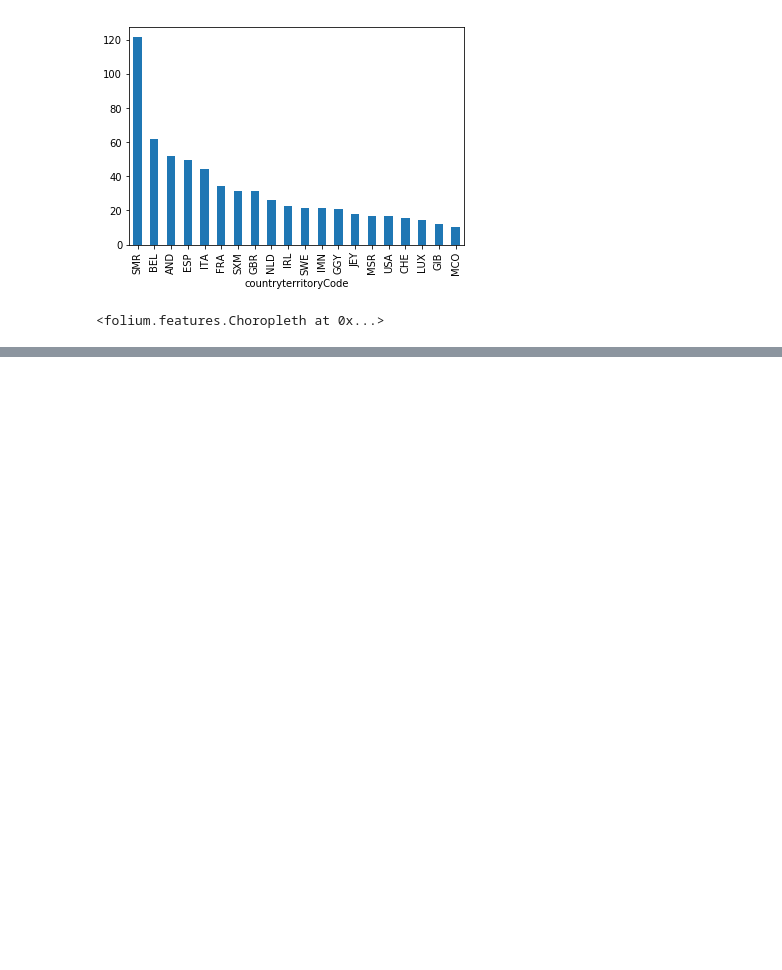
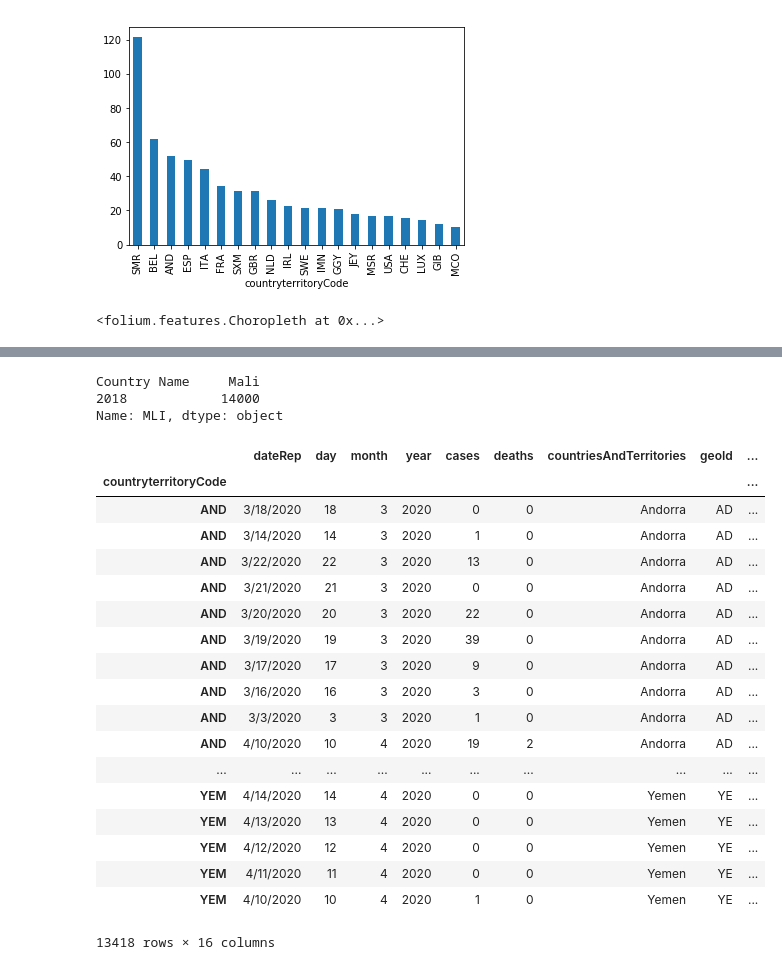
Before and after one commit to magei00/SocialData02806_2020, a Jupyter notebook: final_project/basic_map.ipynb, the cells around one changed output, grey strips where cells are left out. Saved outputs shown, nothing was run; the diff lists cells and outputs as text; code cells hidden in the pictures; blank space fills up the shorter version.

Commit message:
tourism stuff added

```diff
--- a/final_project/basic_map.ipynb
+++ b/final_project/basic_map.ipynb
@@ -155,0 +178,4 @@ m
+# %%
+t_data = tourism_data[['Country Name','Country Code', '2018']]
+# %%
+t_data.set_index('Country Code',inplace=True)
@@ -155,0 +210,2 @@ m
+# %%
+t_data = t_data.drop(index=['WLD','HIC','OED','PST','ECS','IBT','LMY','EUU','MIC','IBD','EMU','UMC','LTE','EAS','EAR','TEC','EAP','TEA','ECA','LMC','LCN','MEA','ARB','NAC','TLA','CEB','LAC','MNA','TMN','SST','OSS','LDC','TSA','SAS'])
@@ -155,0 +255,34 @@ m
+# %%
+for i in range(1,len(t_data)):
+    country_code = t_data.iloc[i].name
+    if (country_code in new_df.index):
+        tourists_total = t_data.iloc[i,t_data.columns.get_loc('2018')]
+        new_df.loc[[country_code],['tourists_per_100k']] = (tourists_total / new_df.loc[country_code]['popData2018']).round(3)
+# %%
+t_data.loc['MLI']
+# %% [output]
+Country Name     Mali
+2018            14000
+Name: MLI, dtype: object
+# %%
+new_df.sort_values('tourists_per_100k',axis=0,ascending=False)
+# %% [output]
+|  | dateRep | day | month | year | cases | deaths | countriesAndTerritories | geoId | ... |
+| countryterritoryCode |  |  |  |  |  |  |  |  | ... |
+| AND | 3/18/2020 | 18 | 3 | 2020 | 0 | 0 | Andorra | AD | ... |
+| AND | 3/14/2020 | 14 | 3 | 2020 | 1 | 0 | Andorra | AD | ... |
+| AND | 3/22/2020 | 22 | 3 | 2020 | 13 | 0 | Andorra | AD | ... |
+| AND | 3/21/2020 | 21 | 3 | 2020 | 0 | 0 | Andorra | AD | ... |
+| AND | 3/20/2020 | 20 | 3 | 2020 | 22 | 0 | Andorra | AD | ... |
+| AND | 3/19/2020 | 19 | 3 | 2020 | 39 | 0 | Andorra | AD | ... |
+| AND | 3/17/2020 | 17 | 3 | 2020 | 9 | 0 | Andorra | AD | ... |
+| AND | 3/16/2020 | 16 | 3 | 2020 | 3 | 0 | Andorra | AD | ... |
+| AND | 3/3/2020 | 3 | 3 | 2020 | 1 | 0 | Andorra | AD | ... |
+| AND | 4/10/2020 | 10 | 4 | 2020 | 19 | 2 | Andorra | AD | ... |
+| ... | ... | ... | ... | ... | ... | ... | ... | ... | ... |
+| YEM | 4/14/2020 | 14 | 4 | 2020 | 0 | 0 | Yemen | YE | ... |
+| YEM | 4/13/2020 | 13 | 4 | 2020 | 0 | 0 | Yemen | YE | ... |
+| YEM | 4/12/2020 | 12 | 4 | 2020 | 0 | 0 | Yemen | YE | ... |
+| YEM | 4/11/2020 | 11 | 4 | 2020 | 0 | 0 | Yemen | YE | ... |
+| YEM | 4/10/2020 | 10 | 4 | 2020 | 1 | 0 | Yemen | YE | ... |
+13418 rows × 16 columns
```
Also changed, not shown: parts of 13 cells of this notebook, 1 other file.
